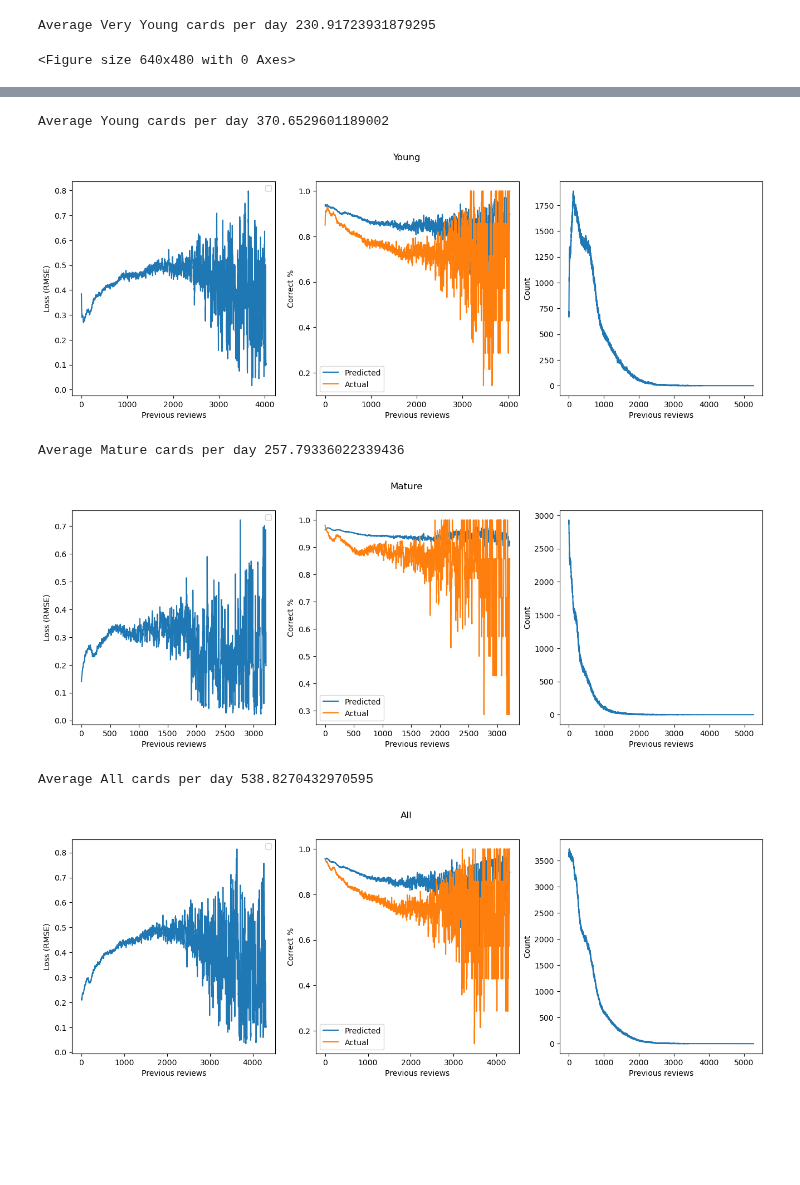
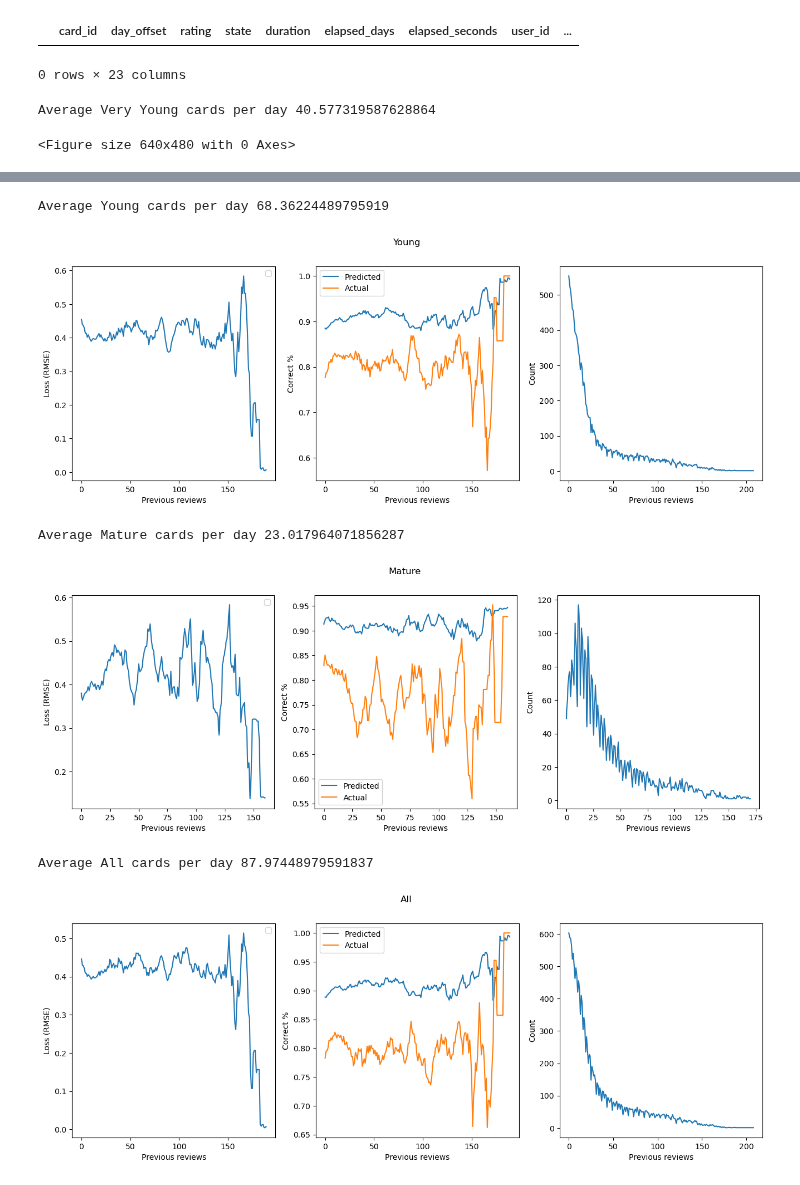
Before and after one commit to Luc-Mcgrady/anki-10k-notebooks, a Jupyter notebook: fatigue.ipynb, the cells around one changed output, grey strips where cells are left out. Drawn from its saved outputs; the diff is of its cells as text; code cells hidden in the pictures; blank space fills up the shorter version.

```diff
--- a/fatigue.ipynb
+++ b/fatigue.ipynb
@@ -17,7 +17,7 @@ tqdm.pandas()
 # Most: 6810
 
 df = pd.read_parquet(
-    "../anki-revlogs-10k/revlogs", filters=[("user_id", "=", 6810)]
+    "../anki-revlogs-10k/revlogs", filters=[("user_id", "=", 8798)]
 )
 df.size
 # %% [output]
@@ -188,6 +193,11 @@ def memory_state(df):
 df["s"], df["d"], df["r"] = zip(*df.progress_apply(memory_state, axis=1))
 # %%
 df["loss"] = df.apply(lambda df: (df["y"] - df["r"]) ** 2, axis=1)
+# %%
+df_filtered = df[(df["elapsed_days"] > 0) & (df["elapsed_days"] <= 21) & (df["r"] > 1e-9)]
+# %% [output]
+|  | card_id | day_offset | rating | state | duration | elapsed_days | elapsed_seconds | user_id | ... |
+0 rows × 23 columns
 # %%
 plt.clf()
 categories = [
@@ -202,10 +212,10 @@ categories = [
 def moving_average(x, w):
     return np.convolve(x, np.ones(w), 'valid') / w
 
+for name, lower, upper in categories:
+    df_filtered = df[(df["elapsed_days"] > lower) & (df["elapsed_days"] <= upper) & (df["r"] > 1e-9)].groupby("prior_reviews")
 
-for name, lower, upper in categories:
-    df_filtered = df[(df["elapsed_days"] > lower) & (df["elapsed_days"] <= upper)].groupby("prior_reviews")
-    print(f"Average {name} cards per day {df_filtered["card_id"].count().mean()}")
+    print(f"Average {name} cards per day {df_filtered['card_id'].count().mean()}")
     loss = df_filtered["loss"].mean() ** 0.5
     loss = moving_average(loss, 7)
 
@@ -234,5 +244,5 @@ for name, lower, upper in categories:
 
     plt.show()
 # %% [output]
-Average Very Young cards per day 230.91723931879295
+Average Very Young cards per day 40.577319587628864
 <Figure size 640x480 with 0 Axes>
@@ -240,9 +250,9 @@ Average Very Young cards per day 230.91723931879295
-Average Young cards per day 370.6529601189002
+Average Young cards per day 68.36224489795919
-[figure, old version]
+[figure, new version]
-Average Mature cards per day 257.79336022339436
+Average Mature cards per day 23.017964071856287
-[figure, old version]
+[figure, new version]
-Average All cards per day 538.8270432970595
+Average All cards per day 87.97448979591837
-[figure, old version]
+[figure, new version]
 # %%
 fig = px.scatter_3d(df[(df["elapsed_days"] < 21) & (df["elapsed_days"] > 0)], x="prior_reviews", y="s", z="loss", range_y=(0, 21))
 with open("out.html", "w") as f:
```
Also changed, not shown: parts of 7 cells of this notebook.
